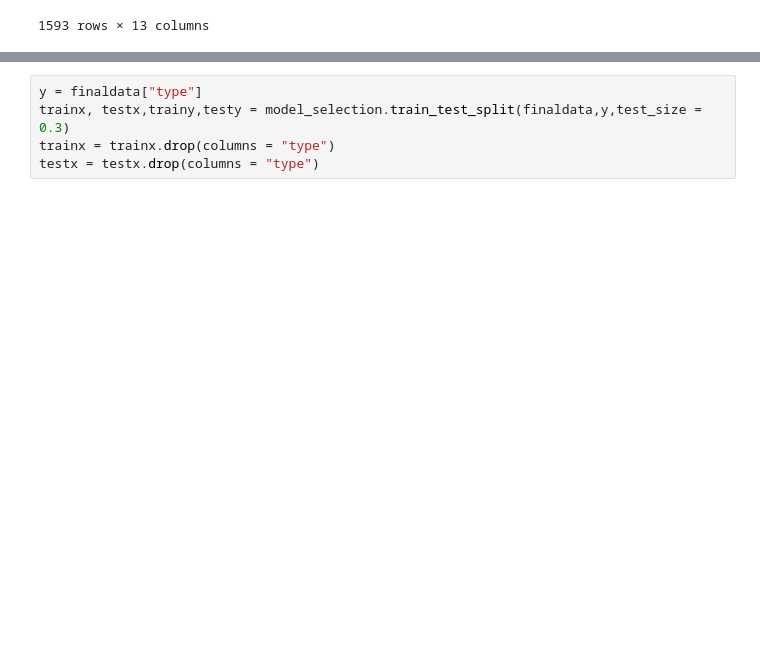
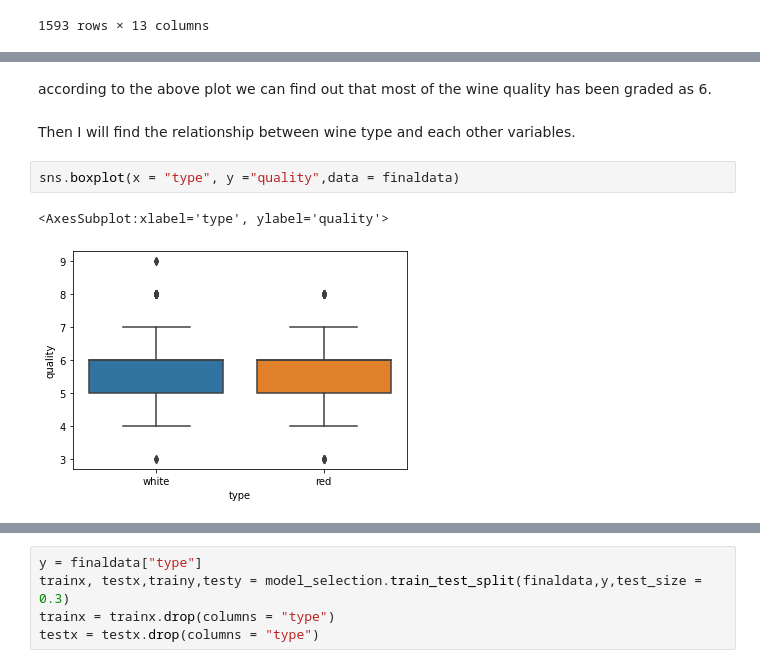
Before and after one commit to harrysyz99/Wine_quality_analysis, a Jupyter notebook: wine_type_prediction.ipynb, the cells around one changed output, grey strips where cells are left out. Drawn from its saved outputs; the diff is of its cells as text; blank space fills up the shorter version.

```diff
--- a/wine_type_prediction.ipynb
+++ b/wine_type_prediction.ipynb
@@ -72,0 +135,9 @@ finaldata
+# %% [markdown]
+according to the above plot we can find out that most of the wine quality has been graded as 6.
+# %% [markdown]
+Then I will find the relationship between wine type and each other variables.
+# %%
+sns.boxplot(x = "type", y ="quality",data = finaldata)
+# %% [output]
+<AxesSubplot:xlabel='type', ylabel='quality'>
+[figure, added]
```
Also changed, not shown: parts of 71 cells of this notebook.
